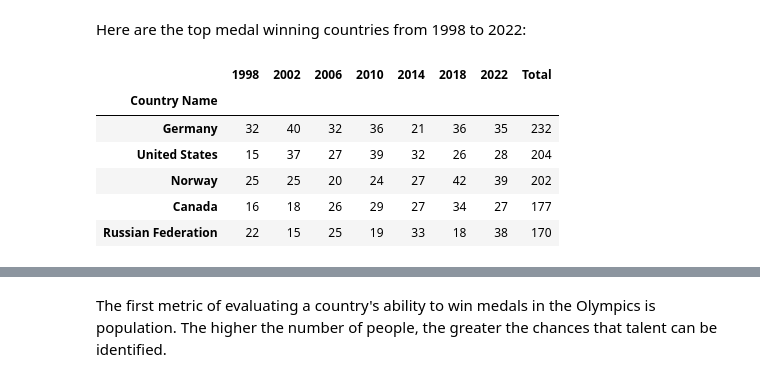
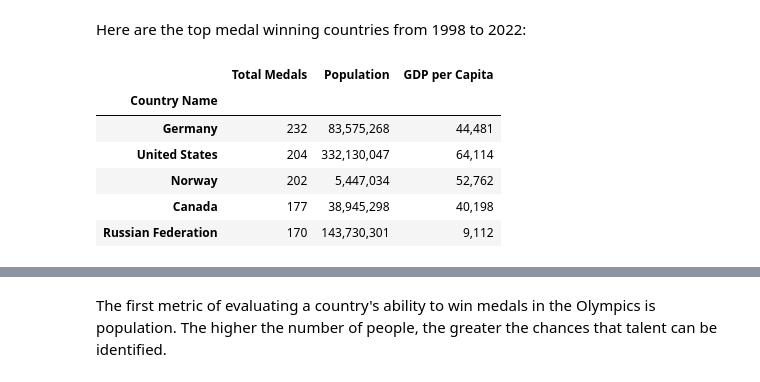
Before and after one commit to jchatterjee/nycdsa_python_project, a Jupyter notebook: JChatterjee Python Project.ipynb, the cells around one changed output, grey strips where cells are left out. Cells and saved outputs as stored; diff of their text form; code cells hidden in the pictures.

```diff
--- a/JChatterjee Python Project.ipynb
+++ b/JChatterjee Python Project.ipynb
@@ -1367,17 +1367,17 @@ fig.savefig("winter_olympic_medal_corr.png", dpi=300, bbox_inches = 'tight')
 # %% [markdown]
 Here are the top medal winning countries from 1998 to 2022:
 # %%
-top_medals = medal_count.sort_values(by = ['Total'], ascending = False).head(5).style.format('{:,.0f}')
+top_medals = unified.sort_values(by = ['Total Medals'], ascending = False).head(5).style.format('{:,.0f}')
 
 top_medals
 # %% [output]
-|  | 1998 | 2002 | 2006 | 2010 | 2014 | 2018 | 2022 | Total |
-| Country Name |  |  |  |  |  |  |  |  |
-| Germany | 32 | 40 | 32 | 36 | 21 | 36 | 35 | 232 |
-| United States | 15 | 37 | 27 | 39 | 32 | 26 | 28 | 204 |
-| Norway | 25 | 25 | 20 | 24 | 27 | 42 | 39 | 202 |
-| Canada | 16 | 18 | 26 | 29 | 27 | 34 | 27 | 177 |
-| Russian Federation | 22 | 15 | 25 | 19 | 33 | 18 | 38 | 170 |
+|  | Total Medals | Population | GDP per Capita |
+| Country Name |  |  |  |
+| Germany | 232 | 83,575,268 | 44,481 |
+| United States | 204 | 332,130,047 | 64,114 |
+| Norway | 202 | 5,447,034 | 52,762 |
+| Canada | 177 | 38,945,298 | 40,198 |
+| Russian Federation | 170 | 143,730,301 | 9,112 |
 # %%
 dfi.export(top_medals.background_gradient(), 'top_medalists.png')
 # %% [output]
```
Also changed, not shown: parts of 7 cells of this notebook, 7 other files.
